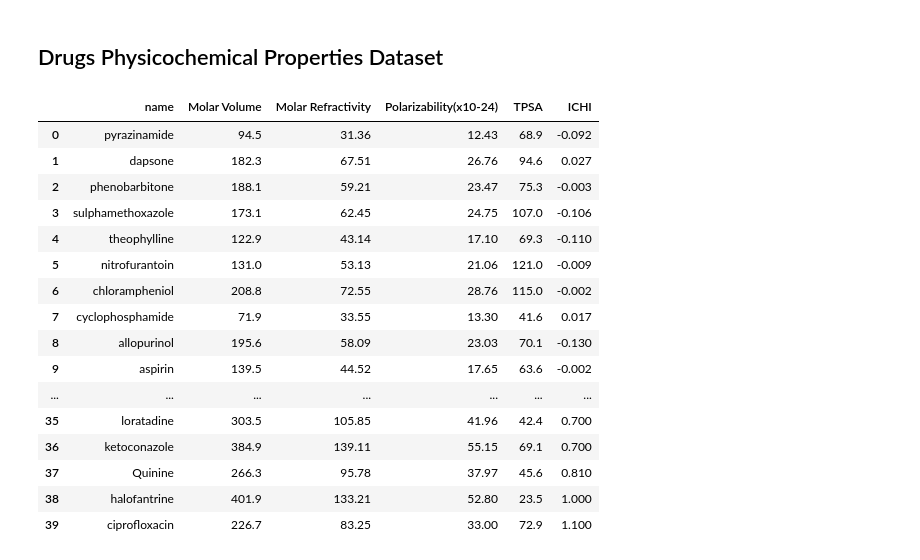
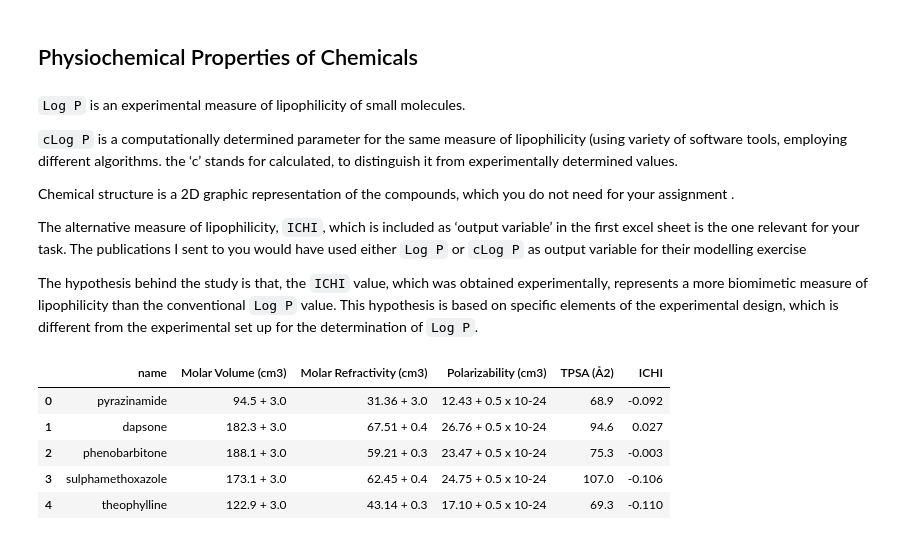
Before and after one commit to adefemiadeh/Physicochemical-drugs-properties, a Jupyter notebook: drugs.ipynb, the cells around one changed output. Drawn from its saved outputs; the diff is of its cells as text; code cells hidden in the pictures.

```diff
--- a/drugs.ipynb
+++ b/drugs.ipynb
@@ -1,3 +1,13 @@
-# %% [markdown]
-## Drugs Physicochemical Properties Dataset
+# %% [markdown]
+## Physiochemical Properties of Chemicals
+# %% [markdown]
+`Log P` is an experimental measure of lipophilicity of small molecules.
+
+`cLog P` is a computationally determined parameter for the same measure of lipophilicity (using variety of software tools, employing different algorithms. the ‘c’ stands for calculated, to distinguish it from experimentally determined values.
+
+Chemical structure is a 2D graphic representation of the compounds, which you do not need for your assignment .
+
+The alternative measure of lipophilicity, `ICHI`, which is included as ‘output variable’ in the first excel sheet is the one relevant for your task. The publications I sent to  you would have used either `Log P` or `cLog P` as output variable for their modelling exercise
+
+The hypothesis behind the study is that, the `ICHI` value, which was obtained experimentally,  represents a more biomimetic measure of lipophilicity than the conventional `Log P` value. This hypothesis is based on specific elements of the experimental design,  which is different from the experimental set up for the determination of `Log P`.
 # %%
@@ -20,21 +25,10 @@ from sklearn.ensemble import RandomForestRegressor
 # %%
-df= pd.read_csv('train_set.csv',encoding='utf-8')
-df
+train = pd.read_csv('train_set.csv',encoding='latin-1')
+train.head()
 # %% [output]
-|  | name | Molar Volume | Molar Refractivity | Polarizability(x10-24) | TPSA | ICHI |
-| 0 | pyrazinamide | 94.5 | 31.36 | 12.43 | 68.9 | -0.092 |
-| 1 | dapsone | 182.3 | 67.51 | 26.76 | 94.6 | 0.027 |
-| 2 | phenobarbitone | 188.1 | 59.21 | 23.47 | 75.3 | -0.003 |
-| 3 | sulphamethoxazole | 173.1 | 62.45 | 24.75 | 107.0 | -0.106 |
-| 4 | theophylline | 122.9 | 43.14 | 17.10 | 69.3 | -0.110 |
-| 5 | nitrofurantoin | 131.0 | 53.13 | 21.06 | 121.0 | -0.009 |
-| 6 | chlorampheniol | 208.8 | 72.55 | 28.76 | 115.0 | -0.002 |
-| 7 | cyclophosphamide | 71.9 | 33.55 | 13.30 | 41.6 | 0.017 |
-| 8 | allopurinol | 195.6 | 58.09 | 23.03 | 70.1 | -0.130 |
-| 9 | aspirin | 139.5 | 44.52 | 17.65 | 63.6 | -0.002 |
-| ... | ... | ... | ... | ... | ... | ... |
-| 35 | loratadine | 303.5 | 105.85 | 41.96 | 42.4 | 0.700 |
-| 36 | ketoconazole | 384.9 | 139.11 | 55.15 | 69.1 | 0.700 |
-| 37 | Quinine | 266.3 | 95.78 | 37.97 | 45.6 | 0.810 |
-| 38 | halofantrine | 401.9 | 133.21 | 52.80 | 23.5 | 1.000 |
-| 39 | ciprofloxacin | 226.7 | 83.25 | 33.00 | 72.9 | 1.100 |
+|  | name | Molar Volume (cm3) | Molar Refractivity (cm3) | Polarizability (cm3) | TPSA (Å2) | ICHI |
+| 0 | pyrazinamide | 94.5 + 3.0 | 31.36 + 3.0 | 12.43 + 0.5 x 10-24 | 68.9 | -0.092 |
+| 1 | dapsone | 182.3 + 3.0 | 67.51 + 0.4 | 26.76 + 0.5 x 10-24 | 94.6 | 0.027 |
+| 2 | phenobarbitone | 188.1 + 3.0 | 59.21 + 0.3 | 23.47 + 0.5 x 10-24 | 75.3 | -0.003 |
+| 3 | sulphamethoxazole | 173.1 + 3.0 | 62.45 + 0.4 | 24.75 + 0.5 x 10-24 | 107.0 | -0.106 |
+| 4 | theophylline | 122.9 + 3.0 | 43.14 + 0.3 | 17.10 + 0.5 x 10-24 | 69.3 | -0.110 |
```
Also changed, not shown: parts of 25 cells of this notebook, 4 other files.
